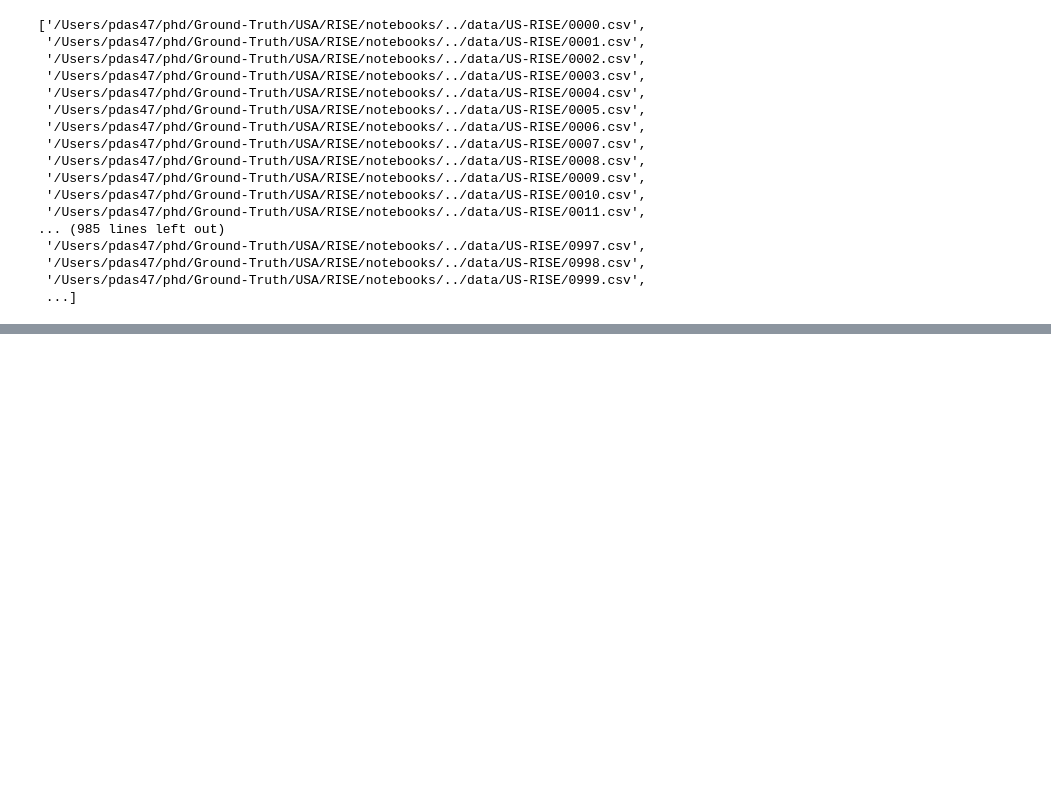
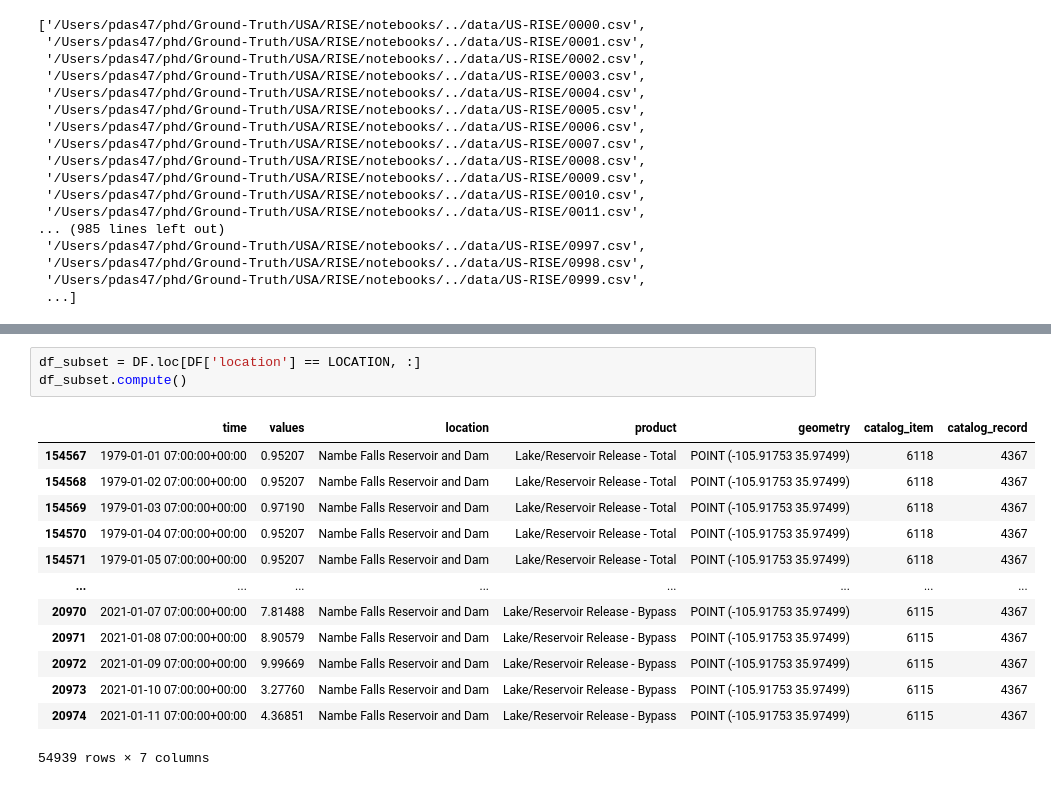
Before and after one commit to pritamd47/RISE-reservoir-data, a Jupyter notebook: notebooks/parse_rise_data.ipynb, the cells around one changed output, grey strips where cells are left out. Cells and saved outputs as stored; diff of their text form; blank space fills up the shorter version.

```diff
--- a/notebooks/parse_rise_data.ipynb
+++ b/notebooks/parse_rise_data.ipynb
@@ -333,0 +251,17 @@ all_data.to_csv("data/US-RISE.csv")
+# %%
+df_subset = DF.loc[DF['location'] == LOCATION, :]
+df_subset.compute()
+# %% [output]
+|  | time | values | location | product | geometry | catalog_item | catalog_record |
+| 154567 | 1979-01-01 07:00:00+00:00 | 0.95207 | Nambe Falls Reservoir and Dam | Lake/Reservoir Release - Total | POINT (-105.91753 35.97499) | 6118 | 4367 |
+| 154568 | 1979-01-02 07:00:00+00:00 | 0.95207 | Nambe Falls Reservoir and Dam | Lake/Reservoir Release - Total | POINT (-105.91753 35.97499) | 6118 | 4367 |
+| 154569 | 1979-01-03 07:00:00+00:00 | 0.97190 | Nambe Falls Reservoir and Dam | Lake/Reservoir Release - Total | POINT (-105.91753 35.97499) | 6118 | 4367 |
+| 154570 | 1979-01-04 07:00:00+00:00 | 0.95207 | Nambe Falls Reservoir and Dam | Lake/Reservoir Release - Total | POINT (-105.91753 35.97499) | 6118 | 4367 |
+| 154571 | 1979-01-05 07:00:00+00:00 | 0.95207 | Nambe Falls Reservoir and Dam | Lake/Reservoir Release - Total | POINT (-105.91753 35.97499) | 6118 | 4367 |
+| ... | ... | ... | ... | ... | ... | ... | ... |
+| 20970 | 2021-01-07 07:00:00+00:00 | 7.81488 | Nambe Falls Reservoir and Dam | Lake/Reservoir Release - Bypass | POINT (-105.91753 35.97499) | 6115 | 4367 |
+| 20971 | 2021-01-08 07:00:00+00:00 | 8.90579 | Nambe Falls Reservoir and Dam | Lake/Reservoir Release - Bypass | POINT (-105.91753 35.97499) | 6115 | 4367 |
+| 20972 | 2021-01-09 07:00:00+00:00 | 9.99669 | Nambe Falls Reservoir and Dam | Lake/Reservoir Release - Bypass | POINT (-105.91753 35.97499) | 6115 | 4367 |
+| 20973 | 2021-01-10 07:00:00+00:00 | 3.27760 | Nambe Falls Reservoir and Dam | Lake/Reservoir Release - Bypass | POINT (-105.91753 35.97499) | 6115 | 4367 |
+| 20974 | 2021-01-11 07:00:00+00:00 | 4.36851 | Nambe Falls Reservoir and Dam | Lake/Reservoir Release - Bypass | POINT (-105.91753 35.97499) | 6115 | 4367 |
+54939 rows × 7 columns
```
Also changed, not shown: parts of 22 cells of this notebook.
